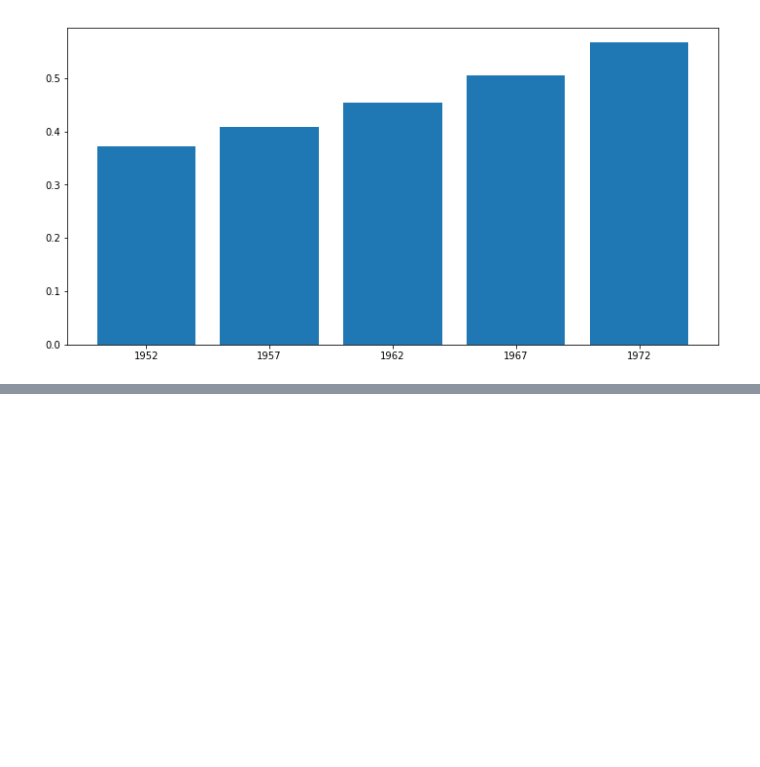
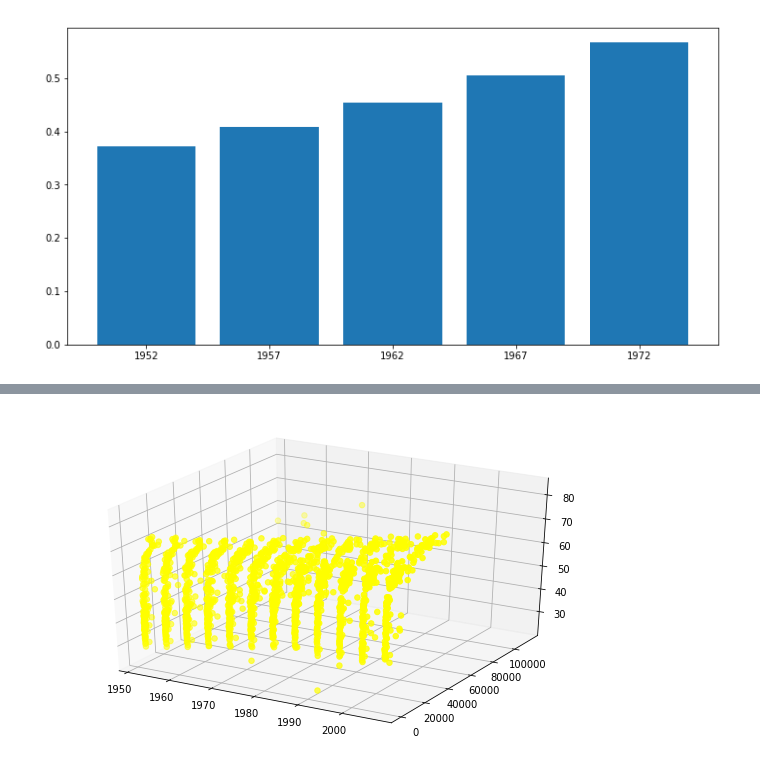
Before and after one commit to krishnasr/pyth-work, a Jupyter notebook: graph.ipynb, the cells around one changed output, grey strips where cells are left out. Saved outputs shown, nothing was run; the diff lists cells and outputs as text; code cells hidden in the pictures; blank space fills up the shorter version.

```diff
--- a/graph.ipynb
+++ b/graph.ipynb
@@ -358,0 +390,8 @@ plt.show()
+# %%
+from mpl_toolkits.mplot3d import Axes3D
+fig = plt.figure(figsize=(10,6))
+ax = fig.add_subplot(111, projection='3d')
+ax.scatter(countries['year'],countries['gdpPerCapita'],countries['lifeExpectancy'], s=30,color='yellow')
+plt.show()
+# %% [output]
+[figure, added]
```
Also changed, not shown: parts of 5 cells of this notebook.
